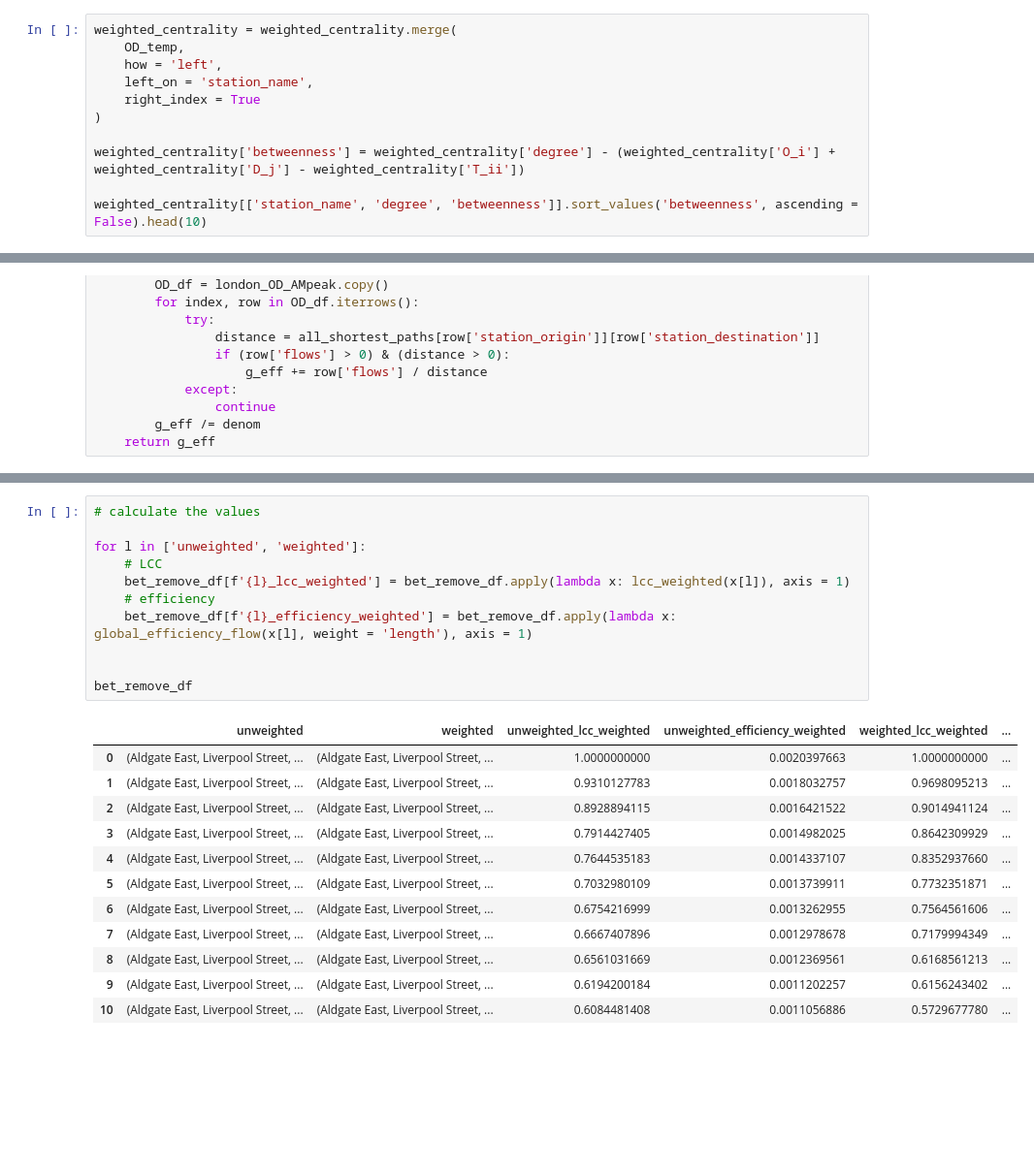
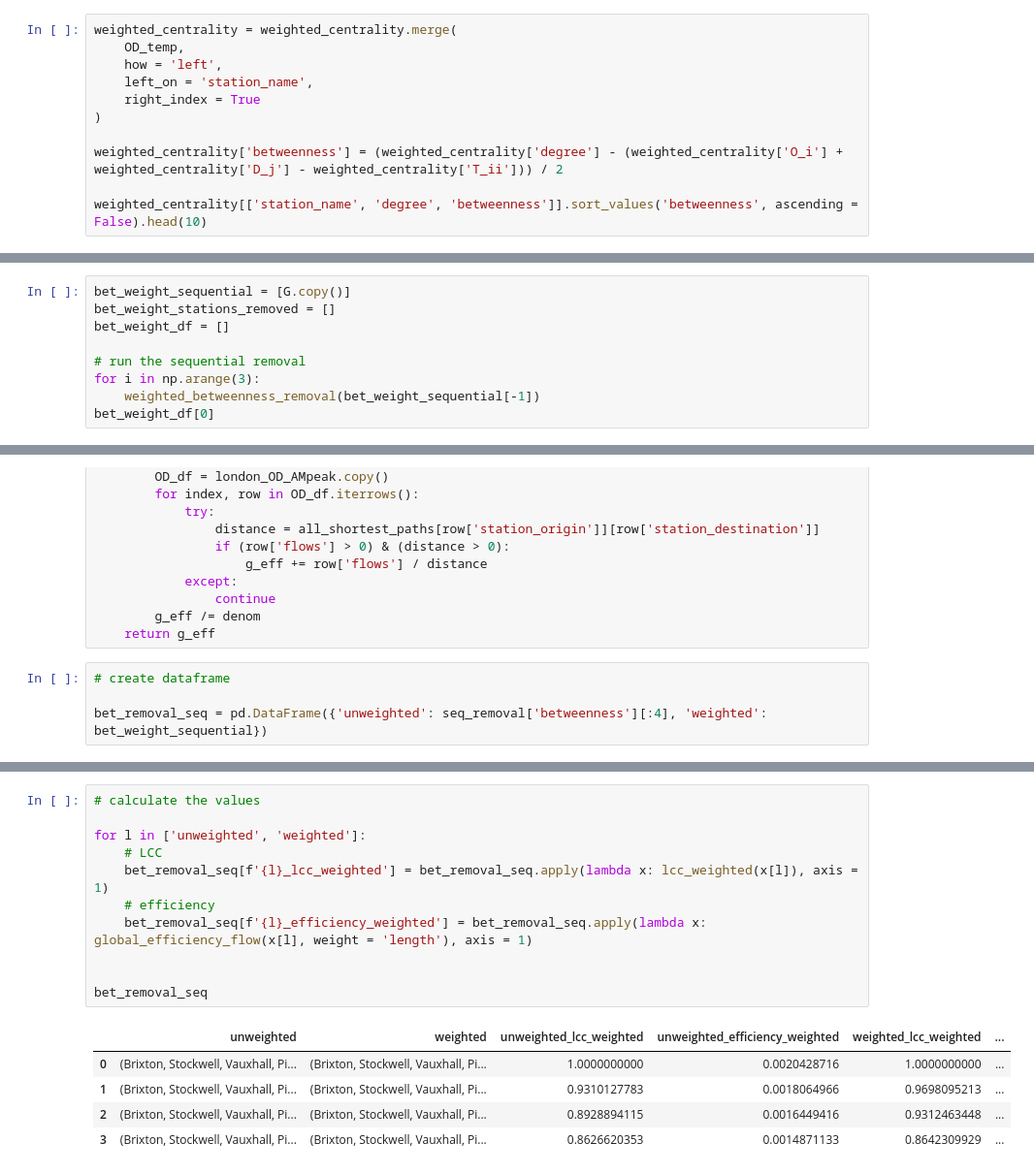
Before and after one commit to sokimura39/Urban_Simulation_Report, a Jupyter notebook: 01_network_analysis.ipynb, the cells around one changed output, grey strips where cells are left out. Shown at 97% size. Cells and saved outputs as stored; diff of their text form; blank space fills up the shorter version.

```diff
--- a/01_network_analysis.ipynb
+++ b/01_network_analysis.ipynb
@@ -1067,7 +1069,7 @@ weighted_centrality = weighted_centrality.merge(
     right_index = True
 )
 
-weighted_centrality['betweenness'] = weighted_centrality['degree'] - (weighted_centrality['O_i'] + weighted_centrality['D_j'] - weighted_centrality['T_ii'])
+weighted_centrality['betweenness'] = (weighted_centrality['degree'] - (weighted_centrality['O_i'] + weighted_centrality['D_j'] - weighted_centrality['T_ii'])) / 2
 
 weighted_centrality[['station_name', 'degree', 'betweenness']].sort_values('betweenness', ascending = False).head(10)
 # %% [output]
@@ -1145,0 +1239,9 @@ bet_remove_df = pd.DataFrame.from_dict(bet_networks)
+# %%
+bet_weight_sequential = [G.copy()]
+bet_weight_stations_removed = []
+bet_weight_df = []
+
+# run the sequential removal
+for i in np.arange(3):
+    weighted_betweenness_removal(bet_weight_sequential[-1])
+bet_weight_df[0]
@@ -1182,3 +1322,7 @@ def global_efficiency_flow(G, weight=None):
                 continue
         g_eff /= denom
     return g_eff
+# %%
+# create dataframe
+
+bet_removal_seq = pd.DataFrame({'unweighted': seq_removal['betweenness'][:4], 'weighted': bet_weight_sequential})
@@ -1185,27 +1337,20 @@ def global_efficiency_flow(G, weight=None):
 # %%
 # calculate the values
 
 for l in ['unweighted', 'weighted']:
     # LCC
-    bet_remove_df[f'{l}_lcc_weighted'] = bet_remove_df.apply(lambda x: lcc_weighted(x[l]), axis = 1)
+    bet_removal_seq[f'{l}_lcc_weighted'] = bet_removal_seq.apply(lambda x: lcc_weighted(x[l]), axis = 1)
     # efficiency
-    bet_remove_df[f'{l}_efficiency_weighted'] = bet_remove_df.apply(lambda x: global_efficiency_flow(x[l], weight = 'length'), axis = 1)
+    bet_removal_seq[f'{l}_efficiency_weighted'] = bet_removal_seq.apply(lambda x: global_efficiency_flow(x[l], weight = 'length'), axis = 1)
 
 
-bet_remove_df
+bet_removal_seq
 # %% [output]
 |  | unweighted | weighted | unweighted_lcc_weighted | unweighted_efficiency_weighted | weighted_lcc_weighted | ... |
-| 0 | (Aldgate East, Liverpool Street, ... | (Aldgate East, Liverpool Street, ... | 1.0000000000 | 0.0020397663 | 1.0000000000 | ... |
-| 1 | (Aldgate East, Liverpool Street, ... | (Aldgate East, Liverpool Street, ... | 0.9310127783 | 0.0018032757 | 0.9698095213 | ... |
-| 2 | (Aldgate East, Liverpool Street, ... | (Aldgate East, Liverpool Street, ... | 0.8928894115 | 0.0016421522 | 0.9014941124 | ... |
-| 3 | (Aldgate East, Liverpool Street, ... | (Aldgate East, Liverpool Street, ... | 0.7914427405 | 0.0014982025 | 0.8642309929 | ... |
-| 4 | (Aldgate East, Liverpool Street, ... | (Aldgate East, Liverpool Street, ... | 0.7644535183 | 0.0014337107 | 0.8352937660 | ... |
-| 5 | (Aldgate East, Liverpool Street, ... | (Aldgate East, Liverpool Street, ... | 0.7032980109 | 0.0013739911 | 0.7732351871 | ... |
-| 6 | (Aldgate East, Liverpool Street, ... | (Aldgate East, Liverpool Street, ... | 0.6754216999 | 0.0013262955 | 0.7564561606 | ... |
-| 7 | (Aldgate East, Liverpool Street, ... | (Aldgate East, Liverpool Street, ... | 0.6667407896 | 0.0012978678 | 0.7179994349 | ... |
-| 8 | (Aldgate East, Liverpool Street, ... | (Aldgate East, Liverpool Street, ... | 0.6561031669 | 0.0012369561 | 0.6168561213 | ... |
-| 9 | (Aldgate East, Liverpool Street, ... | (Aldgate East, Liverpool Street, ... | 0.6194200184 | 0.0011202257 | 0.6156243402 | ... |
-| 10 | (Aldgate East, Liverpool Street, ... | (Aldgate East, Liverpool Street, ... | 0.6084481408 | 0.0011056886 | 0.5729677780 | ... |
+| 0 | (Brixton, Stockwell, Vauxhall, Pi... | (Brixton, Stockwell, Vauxhall, Pi... | 1.0000000000 | 0.0020428716 | 1.0000000000 | ... |
+| 1 | (Brixton, Stockwell, Vauxhall, Pi... | (Brixton, Stockwell, Vauxhall, Pi... | 0.9310127783 | 0.0018064966 | 0.9698095213 | ... |
+| 2 | (Brixton, Stockwell, Vauxhall, Pi... | (Brixton, Stockwell, Vauxhall, Pi... | 0.8928894115 | 0.0016449416 | 0.9312463448 | ... |
+| 3 | (Brixton, Stockwell, Vauxhall, Pi... | (Brixton, Stockwell, Vauxhall, Pi... | 0.8626620353 | 0.0014871133 | 0.8642309929 | ... |
 # %%
 # initialise plot
 fig, axes = plt.subplots(1, 2, figsize = (10, 6))
```
Also changed, not shown: parts of 31 cells of this notebook, 3 other files.
